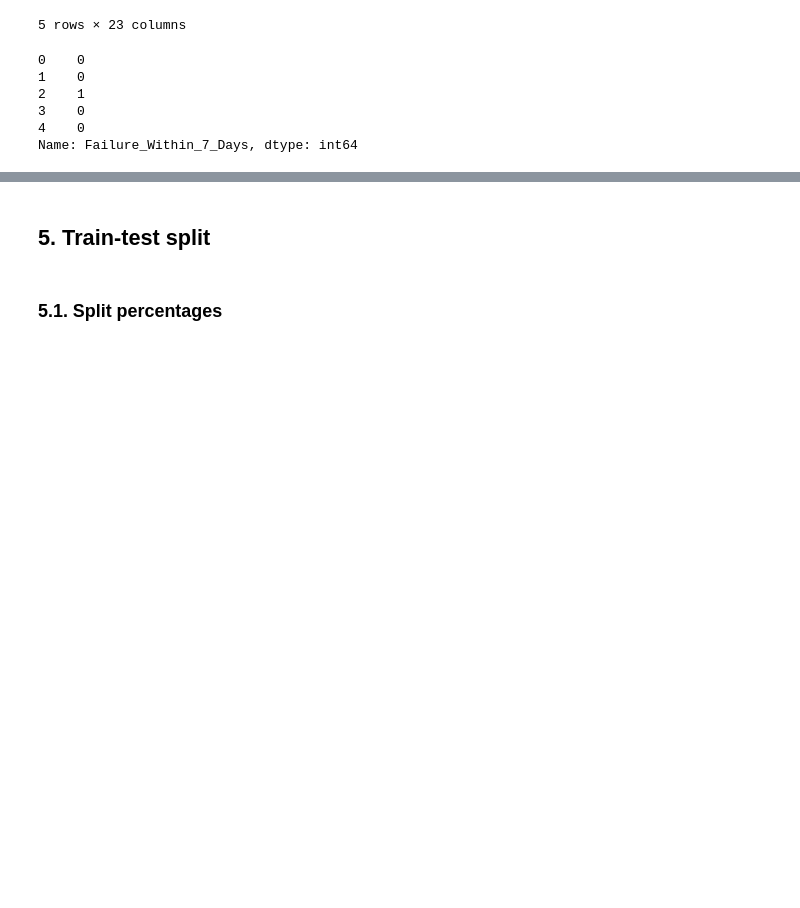
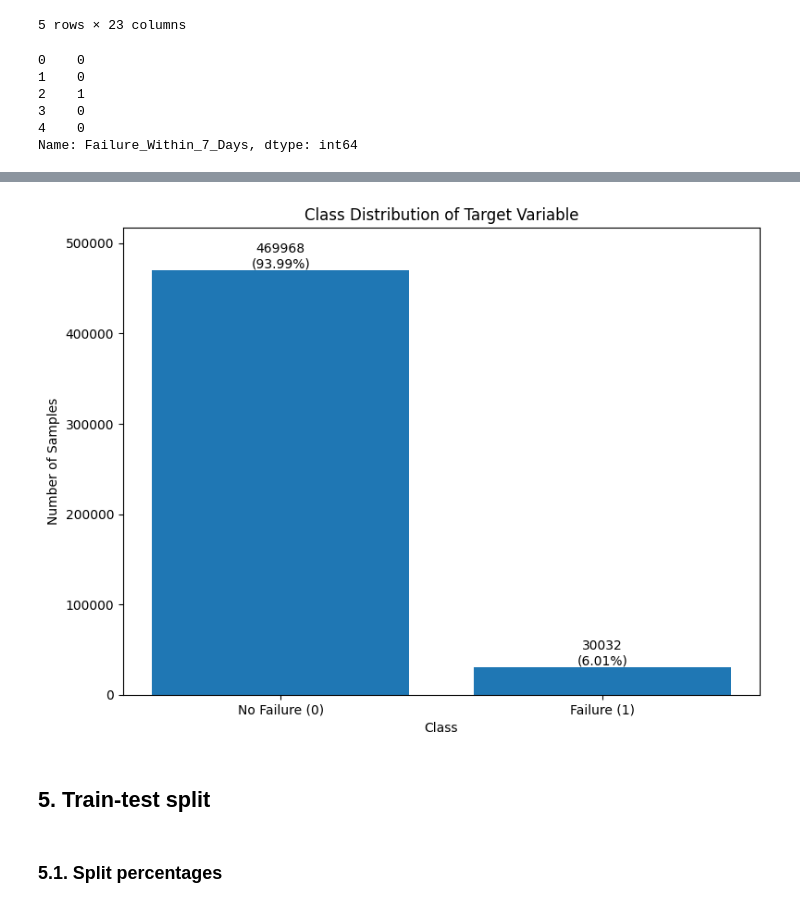
Before and after one commit to DavidF-22/ICT5101-IoT_Project, a Jupyter notebook: PartB/src/IoT_PartB_Predictive_Maintenance.ipynb, the cells around one changed output, grey strips where cells are left out. Drawn from its saved outputs; the diff is of its cells as text; code cells hidden in the pictures; blank space fills up the shorter version.

```diff
--- a/PartB/src/IoT_PartB_Predictive_Maintenance.ipynb
+++ b/PartB/src/IoT_PartB_Predictive_Maintenance.ipynb
@@ -179,7 +179,11 @@ cols_with_nulls = null_summary(df)
 | 2 | Heat_Index | True | 454786 |
 | 3 | Coolant_Flow_L_min | True | 454376 |
 # %%
-df[cols_with_nulls] = df[cols_with_nulls].fillna(0)
+if cols_with_nulls:
+    df[cols_with_nulls] = df[cols_with_nulls].fillna(0)
+else:
+    print(">> [INFO] No NULL handling needed.")
+
 null_summary(df)
 
 display(df.head(5))
@@ -260,0 +267,13 @@ Name: Failure_Within_7_Days, dtype: int64
+# %%
+class_counts = y.value_counts().sort_index()
+class_percentages = y.value_counts(normalize=True).sort_index() * 100
+
+class_distribution_df = pd.DataFrame({
+    "Class": class_counts.index,
+    "Label Meaning": ["No Failure", "Failure"],
+    "Count": class_counts.values,
+    "Percentage (%)": class_percentages.values
+})
+
+print(">> --- [Target Class Distribution] --- :")
+display(class_distribution_df.round(2))
@@ -261,3 +285,29 @@ Name: Failure_Within_7_Days, dtype: int64
+# %%
+labels = ["No Failure (0)", "Failure (1)"]
+counts = class_counts.values
+percentages = class_percentages.values
+
+plt.figure(figsize=(8, 6))
+bars = plt.bar(labels, counts)
+
+plt.title("Class Distribution of Target Variable")
+plt.xlabel("Class")
+plt.ylabel("Number of Samples")
+plt.ylim(0, max(counts) * 1.1)
+
+for bar, count, pct in zip(bars, counts, percentages):
+    plt.text(
+        bar.get_x() + bar.get_width() / 2,
+        bar.get_height(),
+        f"{count}\n({pct:.2f}%)",
+        ha="center",
+        va="bottom"
+    )
+
+plt.tight_layout()
+plt.show()
+# %% [output]
+[figure, added]
 # %% [markdown]
 ## 5. Train-test split
 # %% [markdown]
```
Also changed, not shown: parts of 40 cells of this notebook.
